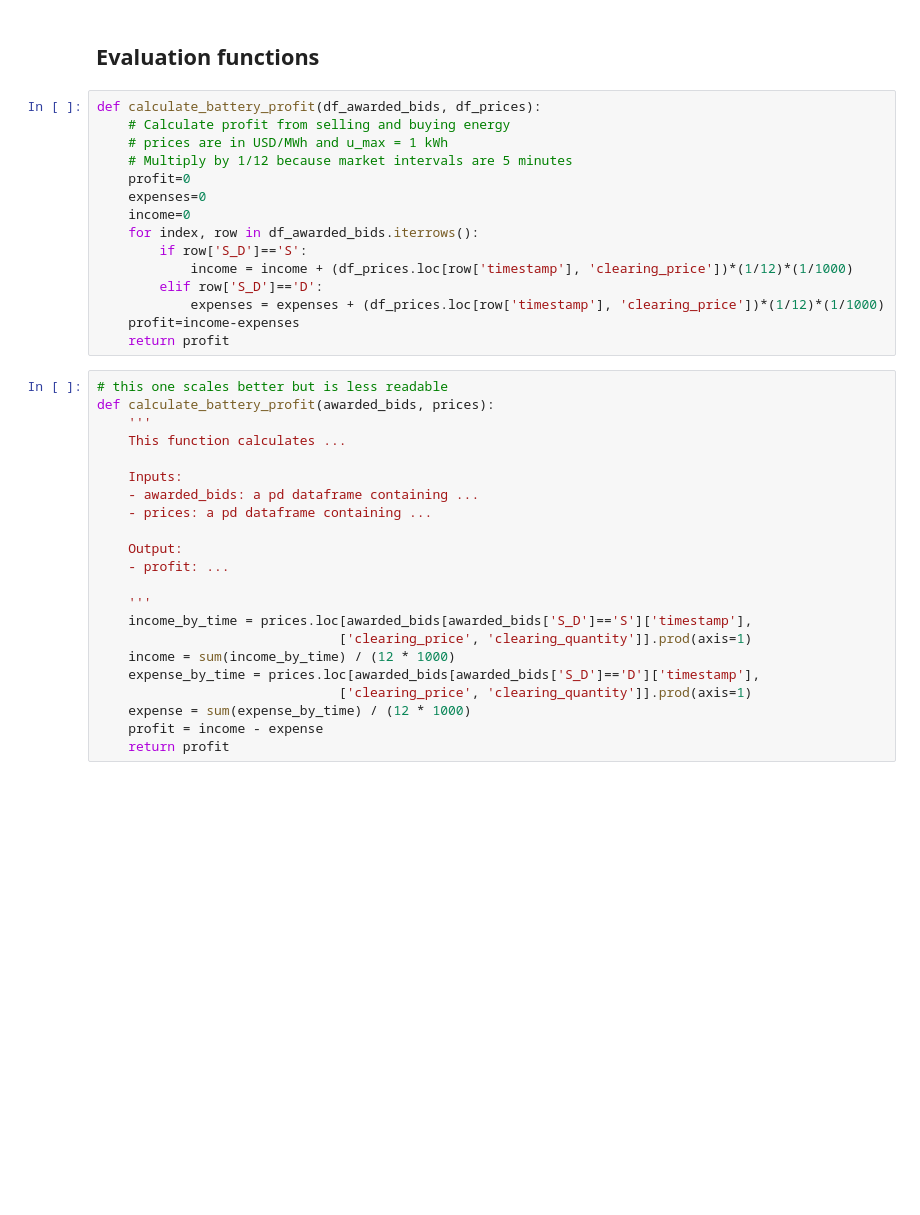
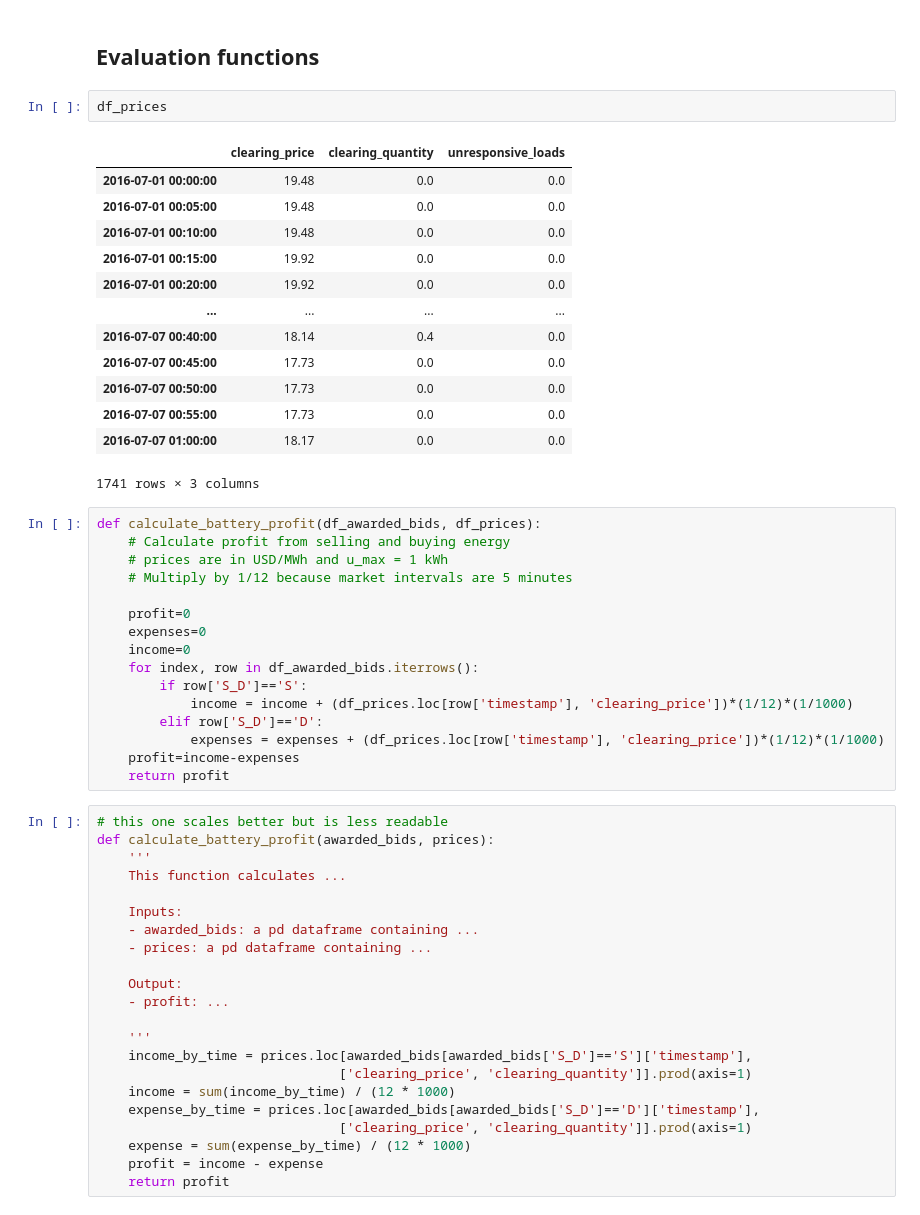
Before and after one commit to slacgismo/LEM_simulation, a Jupyter notebook: battery_bidding.ipynb, the cells around one changed output. Drawn from its saved outputs; the diff is of its cells as text; blank space fills up the shorter version.

```diff
--- a/battery_bidding.ipynb
+++ b/battery_bidding.ipynb
@@ -105,11 +105,28 @@ def bid_optimal_RL(df_battery_state):
     return df_battery_state
 # %% [markdown]
 ## Evaluation functions
+# %%
+df_prices
+# %% [output]
+|  | clearing_price | clearing_quantity | unresponsive_loads |
+| 2016-07-01 00:00:00 | 19.48 | 0.0 | 0.0 |
+| 2016-07-01 00:05:00 | 19.48 | 0.0 | 0.0 |
+| 2016-07-01 00:10:00 | 19.48 | 0.0 | 0.0 |
+| 2016-07-01 00:15:00 | 19.92 | 0.0 | 0.0 |
+| 2016-07-01 00:20:00 | 19.92 | 0.0 | 0.0 |
+| ... | ... | ... | ... |
+| 2016-07-07 00:40:00 | 18.14 | 0.4 | 0.0 |
+| 2016-07-07 00:45:00 | 17.73 | 0.0 | 0.0 |
+| 2016-07-07 00:50:00 | 17.73 | 0.0 | 0.0 |
+| 2016-07-07 00:55:00 | 17.73 | 0.0 | 0.0 |
+| 2016-07-07 01:00:00 | 18.17 | 0.0 | 0.0 |
+1741 rows × 3 columns
 # %%
 def calculate_battery_profit(df_awarded_bids, df_prices):
     # Calculate profit from selling and buying energy
     # prices are in USD/MWh and u_max = 1 kWh
     # Multiply by 1/12 because market intervals are 5 minutes
+
     profit=0
     expenses=0
     income=0
```
Also changed, not shown: parts of 12 cells of this notebook.
